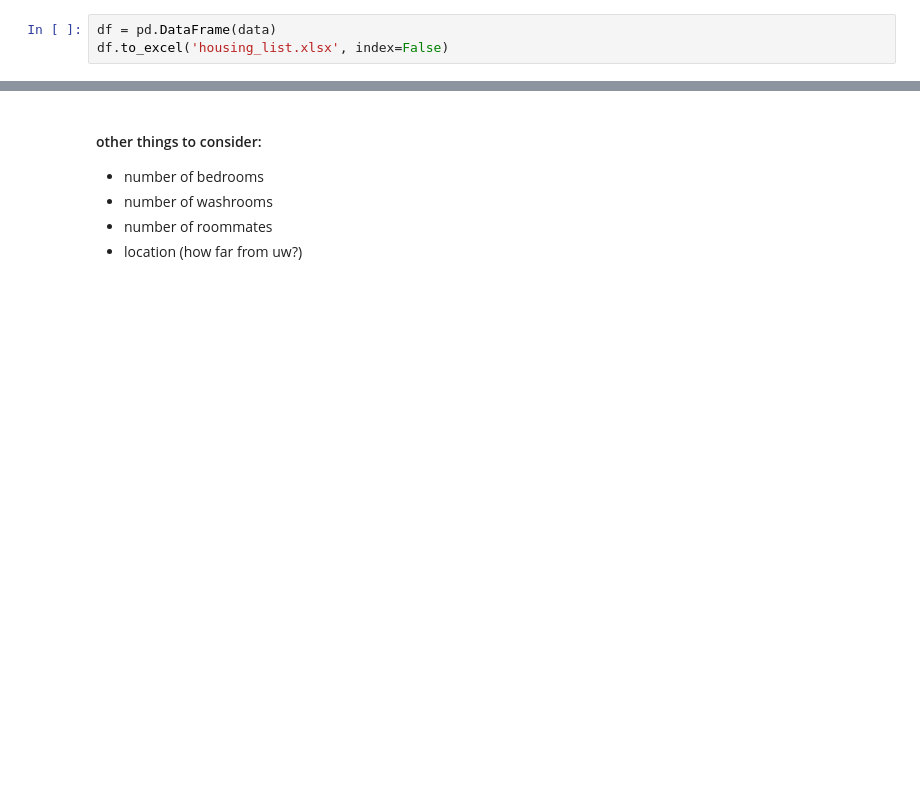
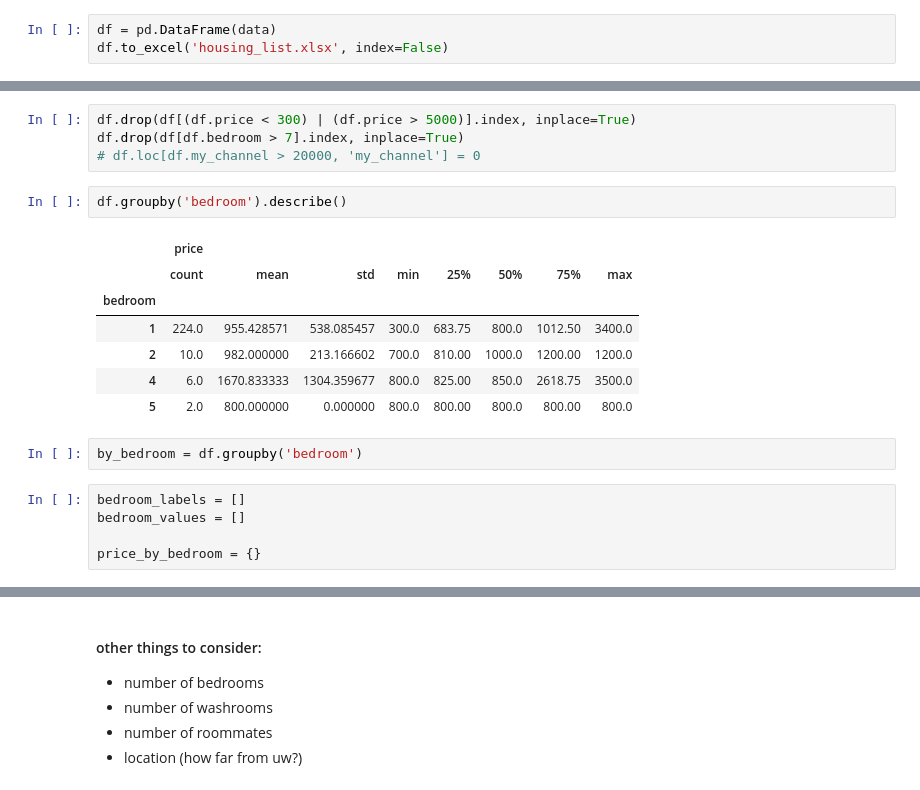
Before and after one commit to iriskimm/uw-student-housing, a Jupyter notebook: facebook_scraper.ipynb, the cells around one changed output, grey strips where cells are left out. Drawn from its saved outputs; the diff is of its cells as text; blank space fills up the shorter version.

```diff
--- a/facebook_scraper.ipynb
+++ b/facebook_scraper.ipynb
@@ -100,0 +137,21 @@ df = pd.DataFrame()
+# %%
+df.drop(df[(df.price < 300) | (df.price > 5000)].index, inplace=True)
+df.drop(df[df.bedroom > 7].index, inplace=True)
+# df.loc[df.my_channel > 20000, 'my_channel'] = 0
+# %%
+df.groupby('bedroom').describe()
+# %% [output]
+|  | price |  |  |  |  |  |  |  |
+|  | count | mean | std | min | 25% | 50% | 75% | max |
+| bedroom |  |  |  |  |  |  |  |  |
+| 1 | 224.0 | 955.428571 | 538.085457 | 300.0 | 683.75 | 800.0 | 1012.50 | 3400.0 |
+| 2 | 10.0 | 982.000000 | 213.166602 | 700.0 | 810.00 | 1000.0 | 1200.00 | 1200.0 |
+| 4 | 6.0 | 1670.833333 | 1304.359677 | 800.0 | 825.00 | 850.0 | 2618.75 | 3500.0 |
+| 5 | 2.0 | 800.000000 | 0.000000 | 800.0 | 800.00 | 800.0 | 800.00 | 800.0 |
+# %%
+by_bedroom = df.groupby('bedroom')
+# %%
+bedroom_labels = []
+bedroom_values = []
+
+price_by_bedroom = {}
```
Also changed, not shown: parts of 14 cells of this notebook, 1 other file.
